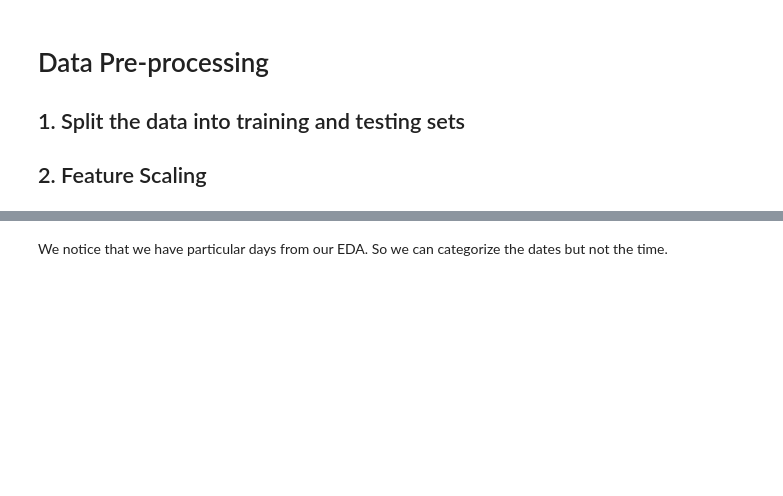
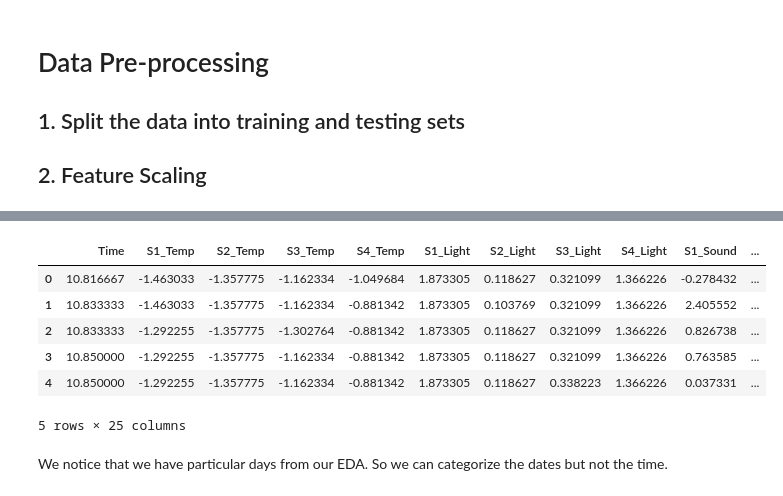
Before and after one commit to FayeKelmith/ML_class, a Jupyter notebook: schoo_project/workshop.ipynb, the cells around one changed output, grey strips where cells are left out. Saved outputs shown, nothing was run; the diff lists cells and outputs as text; code cells hidden in the pictures; blank space fills up the shorter version.

```diff
--- a/schoo_project/workshop.ipynb
+++ b/schoo_project/workshop.ipynb
@@ -111,2 +119,14 @@ x_train.head()
+# %%
+time = pd.to_datetime(dataset["Time"],format="%H:%M:%S")
+dataset["Time"] = time.dt.hour + time.dt.minute/60
+dataset.head()
+# %% [output]
+|  | Time | S1_Temp | S2_Temp | S3_Temp | S4_Temp | S1_Light | S2_Light | S3_Light | S4_Light | S1_Sound | ... |
+| 0 | 10.816667 | -1.463033 | -1.357775 | -1.162334 | -1.049684 | 1.873305 | 0.118627 | 0.321099 | 1.366226 | -0.278432 | ... |
+| 1 | 10.833333 | -1.463033 | -1.357775 | -1.162334 | -0.881342 | 1.873305 | 0.103769 | 0.321099 | 1.366226 | 2.405552 | ... |
+| 2 | 10.833333 | -1.292255 | -1.357775 | -1.302764 | -0.881342 | 1.873305 | 0.118627 | 0.321099 | 1.366226 | 0.826738 | ... |
+| 3 | 10.850000 | -1.292255 | -1.357775 | -1.162334 | -0.881342 | 1.873305 | 0.118627 | 0.321099 | 1.366226 | 0.763585 | ... |
+| 4 | 10.850000 | -1.292255 | -1.357775 | -1.162334 | -0.881342 | 1.873305 | 0.118627 | 0.338223 | 1.366226 | 0.037331 | ... |
+5 rows × 25 columns
 # %% [markdown]
 We notice that we have particular days from our EDA. So we can categorize the dates but not the time.
```
Also changed, not shown: parts of 22 cells of this notebook.
